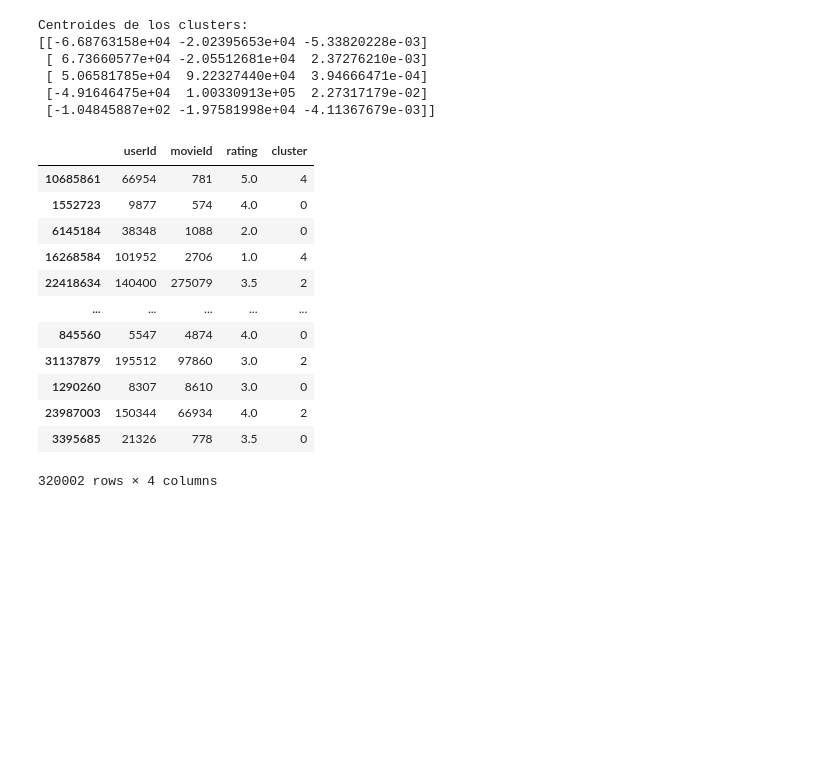
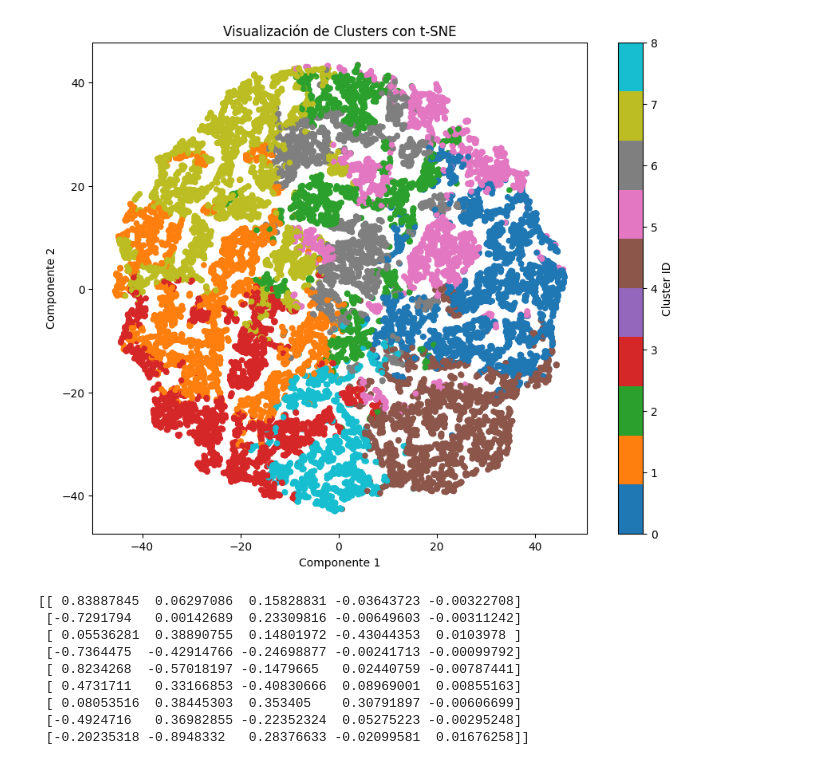
Before and after one commit to andresjaromezuk/sistema-recomendacion, a Jupyter notebook: notebooks/K-means.ipynb, the cells around one changed output. Drawn from its saved outputs; the diff is of its cells as text; code cells hidden in the pictures; blank space fills up the shorter version.

```diff
--- a/notebooks/K-means.ipynb
+++ b/notebooks/K-means.ipynb
@@ -199,29 +225,49 @@ plt.show()
+# %%
+import matplotlib.pyplot as plt
+import numpy as np
+from sklearn.manifold import TSNE
+
+
+
+# Realizamos la reducción de dimensionalidad con t-SNE
+tsne = TSNE(n_components=2, random_state=42, perplexity=30, n_iter=500)
+embedding_2d = tsne.fit_transform(embedding_normalized)
+
+# Crear el gráfico con colores personalizados para cada cluster
+plt.figure(figsize=(10, 8))
+
+# Utilizando un mapa de colores 'tab10', que tiene 10 colores distintos
+plt.scatter(
+    embedding_2d[:, 0],
+    embedding_2d[:, 1],
+    c=kmeans.labels_,  # Las etiquetas de los clusters de KMeans
+    cmap="tab10",  # Se usa un mapa de colores con colores bien diferenciados
+    s=20  # Tamaño de los puntos
+)
+
+# Añadir barra de colores para indicar el Cluster ID
+plt.colorbar(label="Cluster ID")
+
+# Títulos y etiquetas del gráfico
+plt.title("Visualización de Clusters con t-SNE")
+plt.xlabel("Componente 1")
+plt.ylabel("Componente 2")
+
+# Mostrar el gráfico
+plt.show()
+# %% [output]
+[figure, added]
 # %%
-# Ver los centroides de cada cluster
-centroids = kmeans.cluster_centers_
-print("Centroides de los clusters:")
-print(centroids)
+# Ver los centros de los clusters
+cluster_centers = kmeans.cluster_centers_
+print(cluster_centers)
 # %% [output]
-Centroides de los clusters:
-[[-6.68763158e+04 -2.02395653e+04 -5.33820228e-03]
- [ 6.73660577e+04 -2.05512681e+04  2.37276210e-03]
- [ 5.06581785e+04  9.22327440e+04  3.94666471e-04]
- [-4.91646475e+04  1.00330913e+05  2.27317179e-02]
- [-1.04845887e+02 -1.97581998e+04 -4.11367679e-03]]
+[[ 0.83887845  0.06297086  0.15828831 -0.03643723 -0.00322708]
+ [-0.7291794   0.00142689  0.23309816 -0.00649603 -0.00311242]
+ [ 0.05536281  0.38890755  0.14801972 -0.43044353  0.0103978 ]
+ [-0.7364475  -0.42914766 -0.24698877 -0.00241713 -0.00099792]
+ [ 0.8234268  -0.57018197 -0.1479665   0.02440759 -0.00787441]
+ [ 0.4731711   0.33166853 -0.40830666  0.08969001  0.00855163]
+ [ 0.08053516  0.38445303  0.353405    0.30791897 -0.00606699]
+ [-0.4924716   0.36982855 -0.22352324  0.05275223 -0.00295248]
+ [-0.20235318 -0.8948332   0.28376633 -0.02099581  0.01676258]]
-# %%
-# se tomaron 320.000 muestras al azar con usuarios, movieID y el rating por cada una de las categorias. K means pudo agrugar por tipo de ratings a los usuarios.
-scores_sampled
-# %% [output]
-|  | userId | movieId | rating | cluster |
-| 10685861 | 66954 | 781 | 5.0 | 4 |
-| 1552723 | 9877 | 574 | 4.0 | 0 |
-| 6145184 | 38348 | 1088 | 2.0 | 0 |
-| 16268584 | 101952 | 2706 | 1.0 | 4 |
-| 22418634 | 140400 | 275079 | 3.5 | 2 |
-| ... | ... | ... | ... | ... |
-| 845560 | 5547 | 4874 | 4.0 | 0 |
-| 31137879 | 195512 | 97860 | 3.0 | 2 |
-| 1290260 | 8307 | 8610 | 3.0 | 0 |
-| 23987003 | 150344 | 66934 | 4.0 | 2 |
-| 3395685 | 21326 | 778 | 3.5 | 0 |
-320002 rows × 4 columns
```
Also changed, not shown: parts of 23 cells of this notebook, 5 other files.
